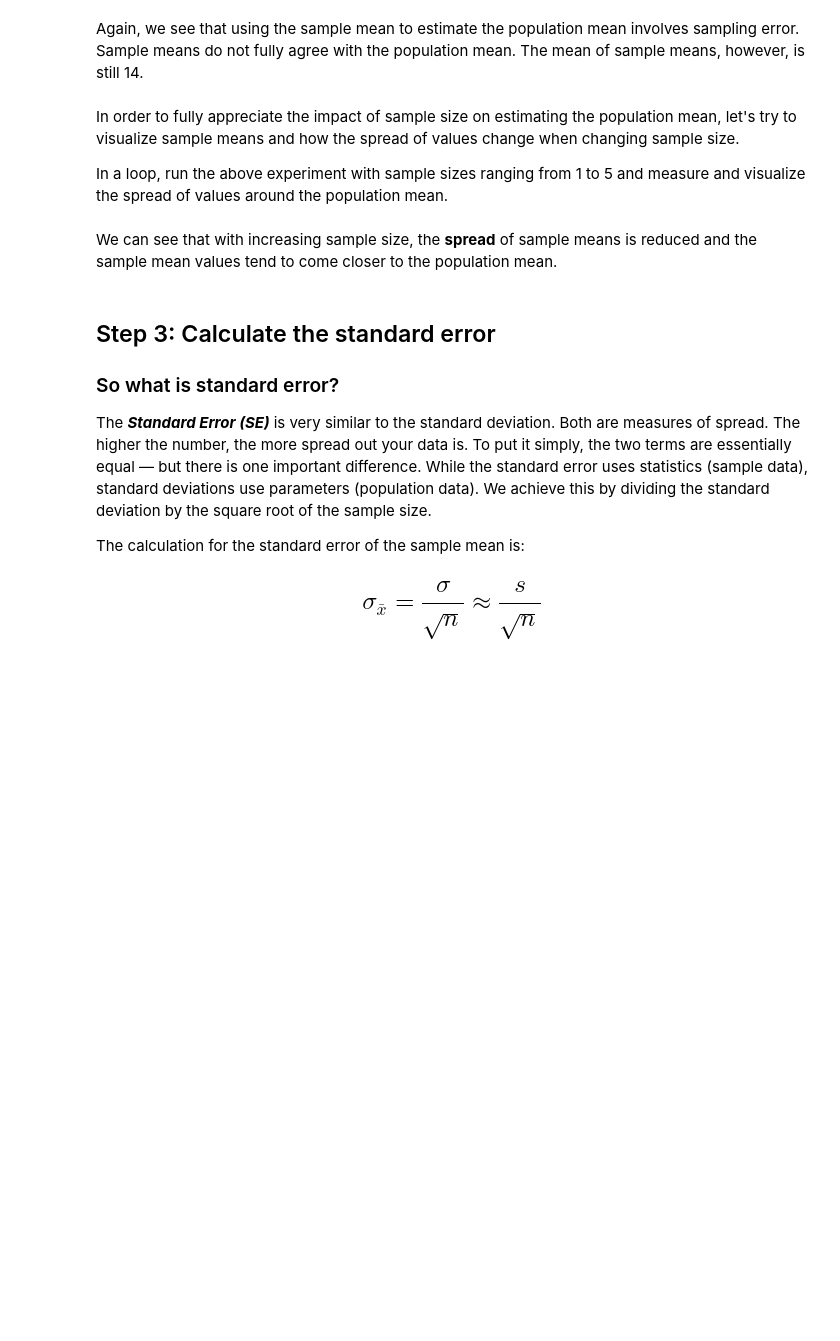
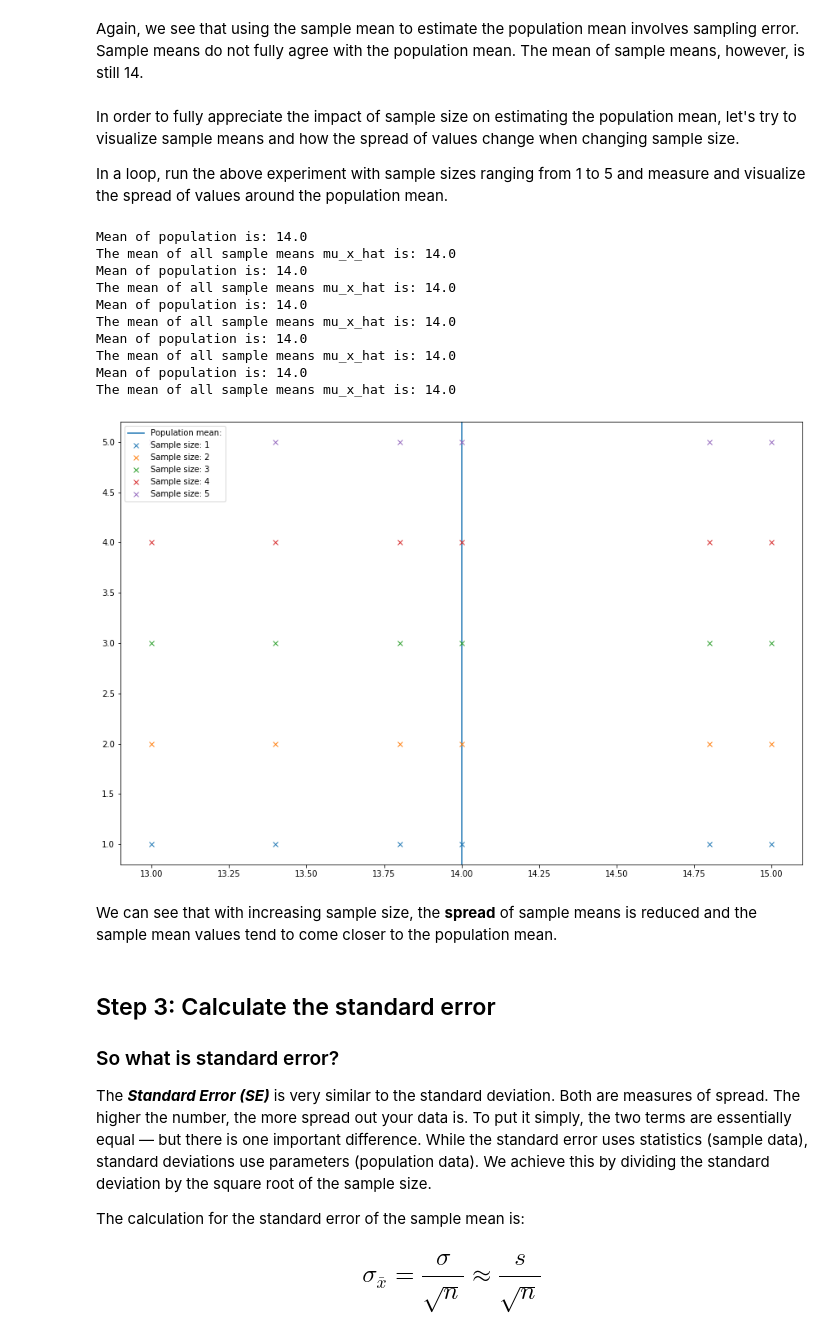
Before and after one commit to kagada01/dsc-sampling-statistics-lab-online-ds-sp-000, a Jupyter notebook: index.ipynb, the cells around one changed output. Cells and saved outputs as stored; diff of their text form; code cells hidden in the pictures; blank space fills up the shorter version.

```diff
--- a/index.ipynb
+++ b/index.ipynb
@@ -288,8 +288,14 @@ Let's repeat the above exercise while increasing the sample size from 2 to 5.
 # %%
 n = 5
 
+
 # Use above functions to generate combinations as samples with means and calculate the probability of seeing
 # each mean value  with sample size = 5.
+
+combs, means = sample_means(n, pumpkin_dict)
+probs = calculate_probability(means)
+for c in range(len(combs)):
+    print (c+1, combs[c], means[c], probs[c])
 
 # Using 5 samples with a population of size, we can see 6 possible combinations
 # The mean of all sample means mu_x_hat is: 14.0
@@ -308,23 +323,47 @@ In a loop, run the above experiment with sample sizes ranging from 1 to 5 and me
 # %%
 # Run a for loop to execute above code for sample size 1 to 5 and visualise the spread of sample
 # means
 
+plt.figure(figsize=(15,10))
 
+plt.axvline(x=mu, label = "Population mean:");
+
+for n in (1,2,3,4,5):
+    combs, mean = sample_means(n, pumpkin_dict)
+    probs = calculate_probability(means)
+    val = n
+    ar = np.arange(10)
+    plt.plot(means, np.zeros_like(means) + val, 'x', label = ("Sample size: " + str(n)))
+    plt.legend()
+
+plt.show()
 
 # Using 1 samples with a population of size, we can see 6 possible combinations
 # The mean of all sample means mu_x_hat is: 14.0
 
 # Using 2 samples with a population of size, we can see 15 possible combinations
 # The mean of all sample means mu_x_hat is: 14.0
 
 # Using 3 samples with a population of size, we can see 20 possible combinations
 # The mean of all sample means mu_x_hat is: 14.0
 
 # Using 4 samples with a population of size, we can see 15 possible combinations
 # The mean of all sample means mu_x_hat is: 14.0
 
 # Using 5 samples with a population of size, we can see 6 possible combinations
 # The mean of all sample means mu_x_hat is: 14.0
+# %% [output]
+Mean of population is: 14.0
+The mean of all sample means mu_x_hat is: 14.0
+Mean of population is: 14.0
+The mean of all sample means mu_x_hat is: 14.0
+Mean of population is: 14.0
+The mean of all sample means mu_x_hat is: 14.0
+Mean of population is: 14.0
+The mean of all sample means mu_x_hat is: 14.0
+Mean of population is: 14.0
+The mean of all sample means mu_x_hat is: 14.0
+[figure, added]
 # %% [markdown]
 We can see that with increasing sample size, the **spread** of sample means is reduced and the sample mean values tend to come closer to the population mean.
 # %% [markdown]
```
Also changed, not shown: parts of 2 cells of this notebook.
